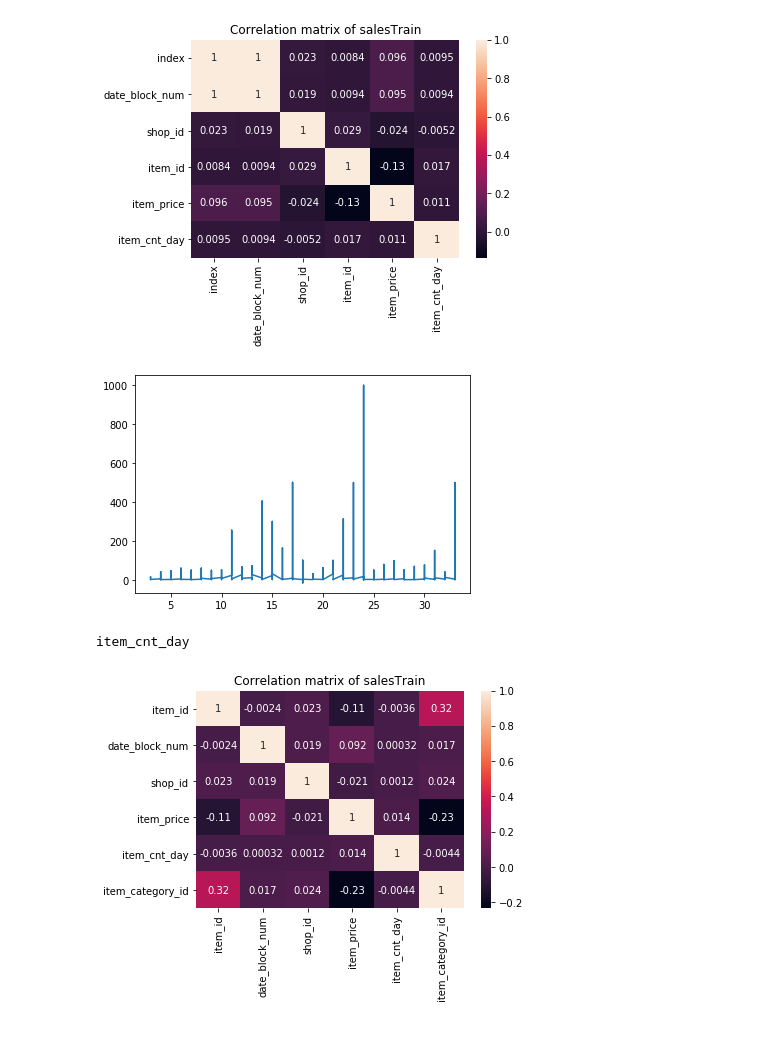
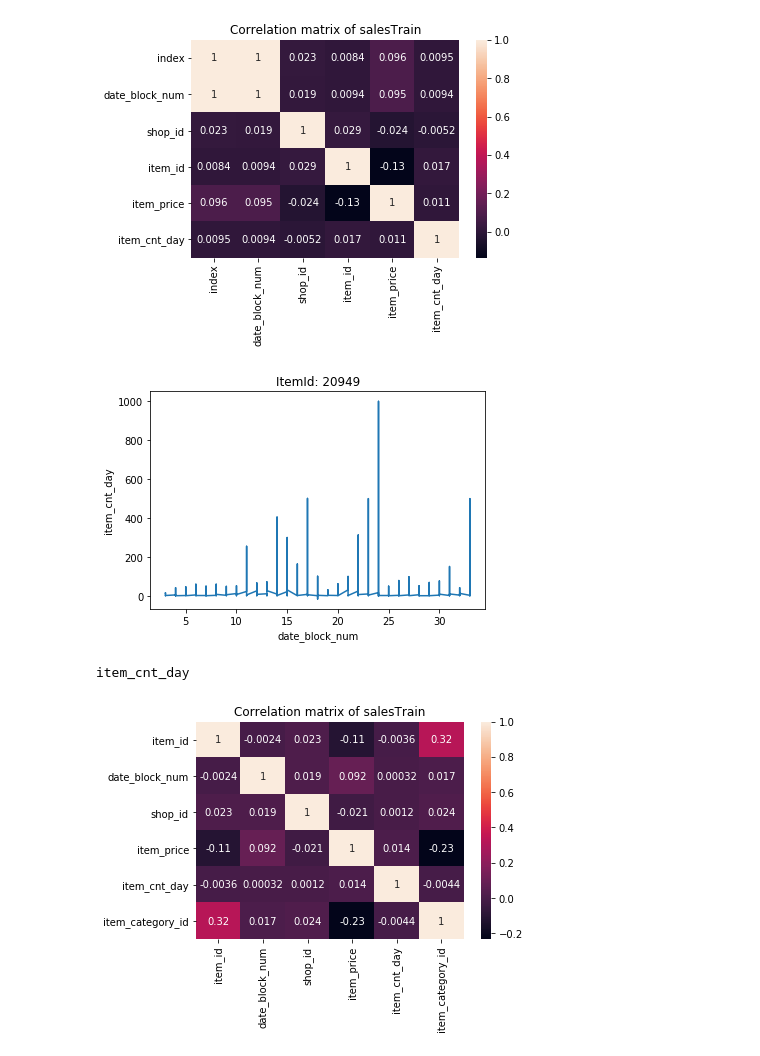
Before and after one commit to JonEliasMoen/IMT3104-Project, a Jupyter notebook: Untitled.ipynb, the cells around one changed output. Cells and saved outputs as stored; diff of their text form; code cells hidden in the pictures.

```diff
--- a/Untitled.ipynb
+++ b/Untitled.ipynb
@@ -125,13 +125,16 @@ most popular item_id:  20949
 # %%
 # plot the sales of most popular item over date_num_block
 # may show type of regression to use.
 X = salesTrain[salesTrain[cols[3]] == popItem][cols[1]]
 Y = salesTrain[salesTrain[cols[3]] == popItem][cols[-1]]
 plt.plot(X, Y)
+plt.title("ItemId: "+str(popItem))
+plt.xlabel(cols[1])
+plt.ylabel(cols[-1])
 plt.show()
 print(cols[-1])
 # %% [output]
-[figure, old version]
+[figure, new version]
 item_cnt_day
 # %%
 # making dataset that is usable, sum over blocknum, merge with category
```
Also changed, not shown: parts of 3 cells of this notebook.
